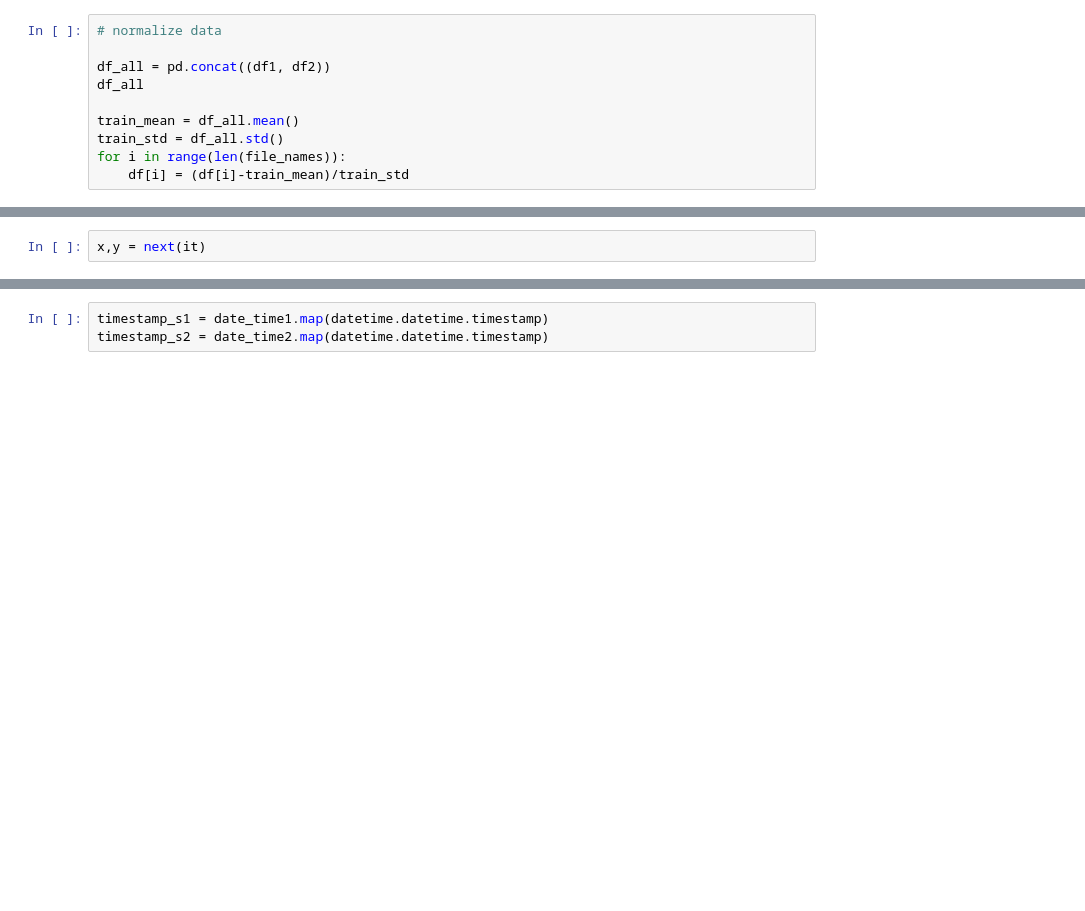
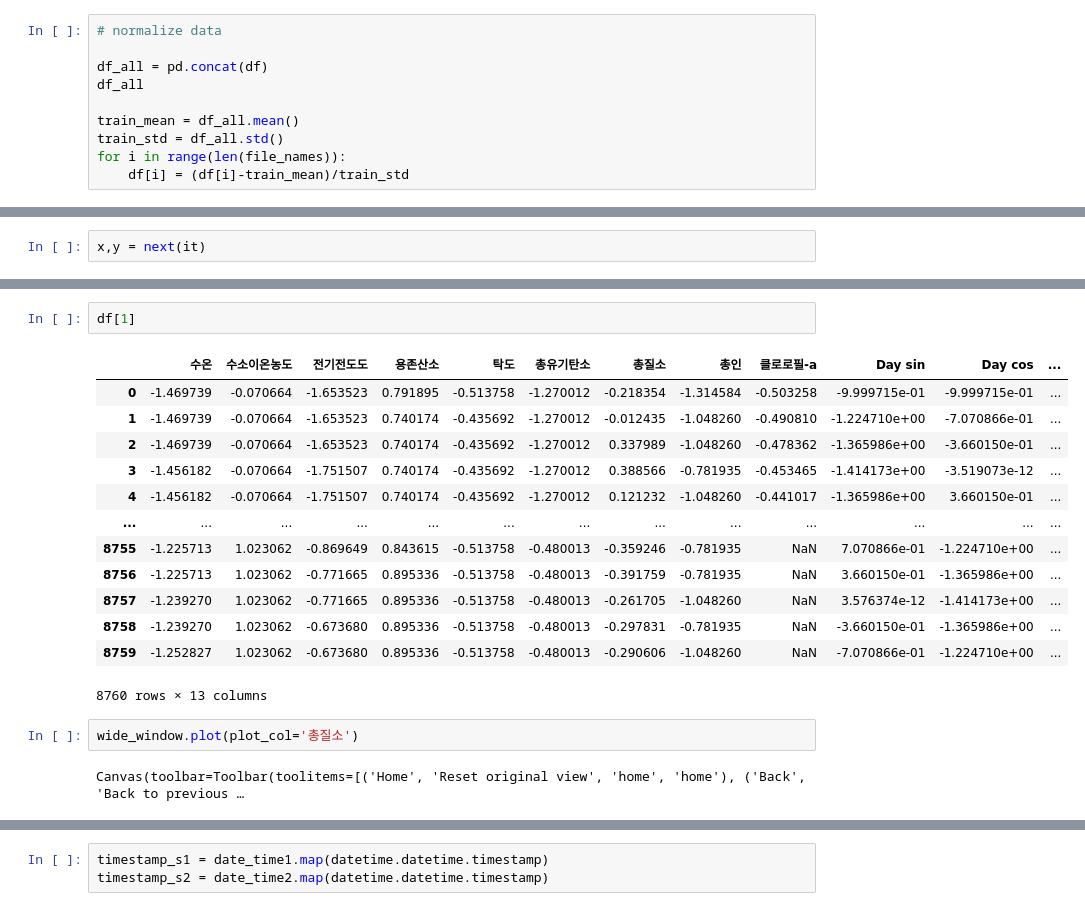
Before and after one commit to shevious/webstudy, a Jupyter notebook: deep/water/water_data.ipynb, the cells around one changed output, grey strips where cells are left out. Drawn from its saved outputs; the diff is of its cells as text; blank space fills up the shorter version.

```diff
--- a/deep/water/water_data.ipynb
+++ b/deep/water/water_data.ipynb
@@ -47,7 +52,7 @@ df[1]
 # %%
 # normalize data
 
-df_all = pd.concat((df1, df2))
+df_all = pd.concat(df)
 df_all
 
 train_mean = df_all.mean()
@@ -533,0 +1057,20 @@ date_time2 = pd.to_datetime(df2_full.iloc[:, 0], format='%Y.%m.%d %H:%M')
+# %%
+df[1]
+# %% [output]
+|  | 수온 | 수소이온농도 | 전기전도도 | 용존산소 | 탁도 | 총유기탄소 | 총질소 | 총인 | 클로로필-a | Day sin | Day cos | ... |
+| 0 | -1.469739 | -0.070664 | -1.653523 | 0.791895 | -0.513758 | -1.270012 | -0.218354 | -1.314584 | -0.503258 | -9.999715e-01 | -9.999715e-01 | ... |
+| 1 | -1.469739 | -0.070664 | -1.653523 | 0.740174 | -0.435692 | -1.270012 | -0.012435 | -1.048260 | -0.490810 | -1.224710e+00 | -7.070866e-01 | ... |
+| 2 | -1.469739 | -0.070664 | -1.653523 | 0.740174 | -0.435692 | -1.270012 | 0.337989 | -1.048260 | -0.478362 | -1.365986e+00 | -3.660150e-01 | ... |
+| 3 | -1.456182 | -0.070664 | -1.751507 | 0.740174 | -0.435692 | -1.270012 | 0.388566 | -0.781935 | -0.453465 | -1.414173e+00 | -3.519073e-12 | ... |
+| 4 | -1.456182 | -0.070664 | -1.751507 | 0.740174 | -0.435692 | -1.270012 | 0.121232 | -1.048260 | -0.441017 | -1.365986e+00 | 3.660150e-01 | ... |
+| ... | ... | ... | ... | ... | ... | ... | ... | ... | ... | ... | ... | ... |
+| 8755 | -1.225713 | 1.023062 | -0.869649 | 0.843615 | -0.513758 | -0.480013 | -0.359246 | -0.781935 | NaN | 7.070866e-01 | -1.224710e+00 | ... |
+| 8756 | -1.225713 | 1.023062 | -0.771665 | 0.895336 | -0.513758 | -0.480013 | -0.391759 | -0.781935 | NaN | 3.660150e-01 | -1.365986e+00 | ... |
+| 8757 | -1.239270 | 1.023062 | -0.771665 | 0.895336 | -0.513758 | -0.480013 | -0.261705 | -1.048260 | NaN | 3.576374e-12 | -1.414173e+00 | ... |
+| 8758 | -1.239270 | 1.023062 | -0.673680 | 0.895336 | -0.513758 | -0.480013 | -0.297831 | -0.781935 | NaN | -3.660150e-01 | -1.365986e+00 | ... |
+| 8759 | -1.252827 | 1.023062 | -0.673680 | 0.895336 | -0.513758 | -0.480013 | -0.290606 | -1.048260 | NaN | -7.070866e-01 | -1.224710e+00 | ... |
+8760 rows × 13 columns
+# %%
+wide_window.plot(plot_col='총질소')
+# %% [output]
+Canvas(toolbar=Toolbar(toolitems=[('Home', 'Reset original view', 'home', 'home'), ('Back', 'Back to previous …
```
Also changed, not shown: parts of 110 cells of this notebook.
